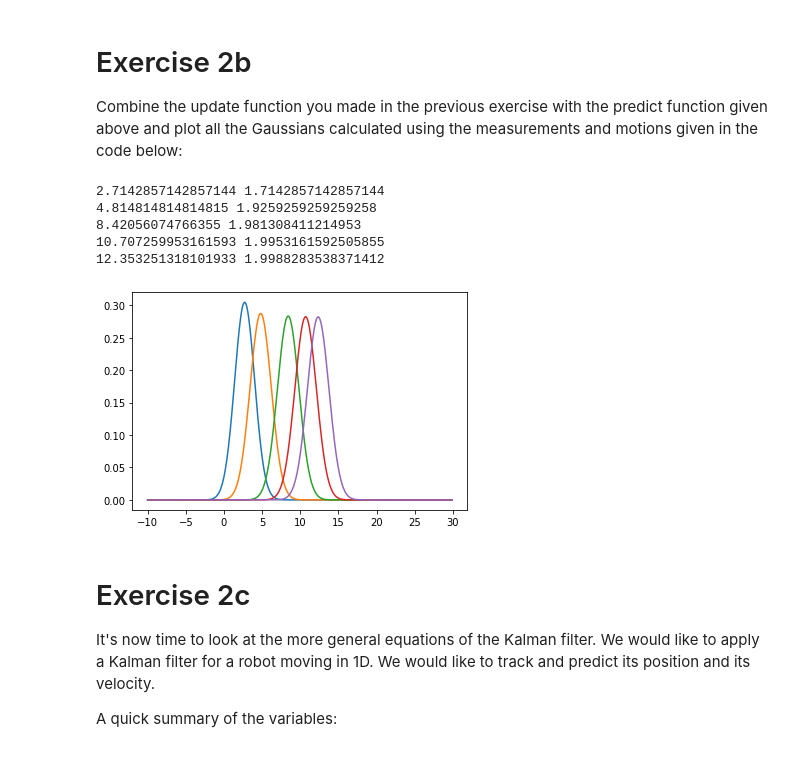
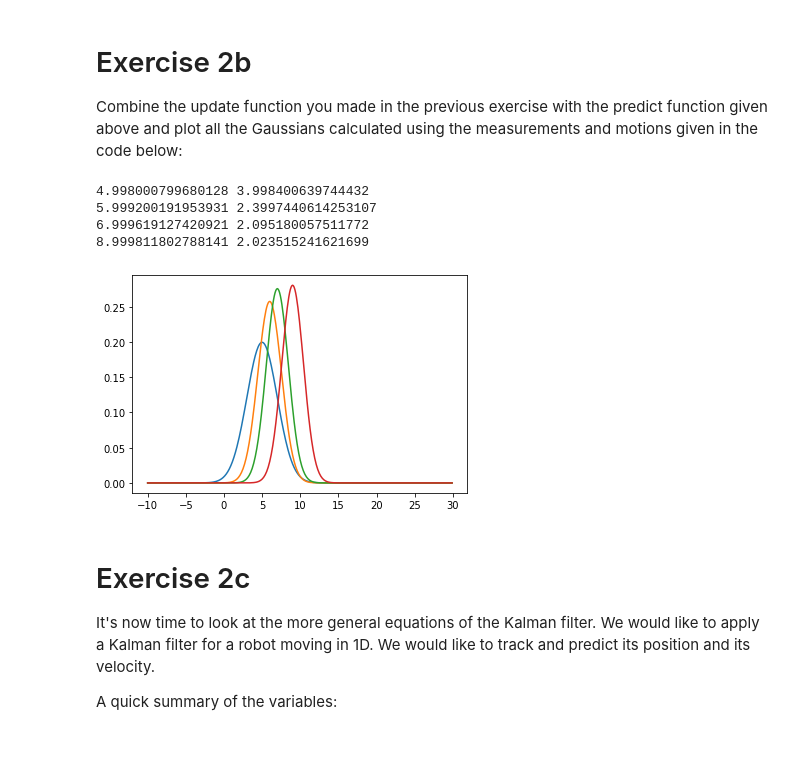
Before and after one commit to pearlww/perception-of-autonomous-robot, a Jupyter notebook: week7/Exercise2 - Kalman Filter.ipynb, the cells around one changed output. Drawn from its saved outputs; the diff is of its cells as text; code cells hidden in the pictures.

```diff
--- a/week7/Exercise2 - Kalman Filter.ipynb
+++ b/week7/Exercise2 - Kalman Filter.ipynb
@@ -31,12 +32,16 @@ Plot the final Gaussian after the measurement update based on the two Gaussians
 # %%
 ### Exercise 2a
 ### Compute and plot the Gaussian after measurement update
-k=sigma2/(sigma2+r2)
-u_pre=u+k*(v-u)
-sigma2_pre=sigma2-k*sigma2
+def update(u,sigma2,v,r2):
+    k = sigma2/(sigma2+r2)
+    u_new = u + k*(v-u)
+    sigma2_new = sigma2 - k*sigma2
+    return u_new, sigma2_new
 
 for x in np.arange(-10, 30, 0.1):
     plt.plot(x, f(u, sigma2, x),'.r')
     plt.plot(x, f(v, r2, x),'.g')
-    plt.plot(x, f(u_pre, sigma2_pre, x),'.b')
+
+    u_new, sigma2_new = update(u, sigma2, v, r2)
+    plt.plot(x, f(u_new, sigma2_new, x),'.b')
 # %% [output]
@@ -74,39 +79,38 @@ for x in np.arange(-10, 30, 0.1):
 Combine the update function you made in the previous exercise with the predict function given above and plot all the Gaussians calculated using the measurements and motions given in the code below:
 # %%
 ### Exercise 2b
-measurements = [5, 6, 7, 12, 13]
+measurements = [5, 6, 7, 9, 10]
 measure_sigma = 4
-motion = [1, 1, 5, 1, 1]
+motion = [1, 1, 2, 1]
 motion_sigma = 2
 
 def update(u,sigma2,v,r2):
-    k=sigma2/(sigma2+r2)
-    u_pre=u+k*(v-u)
-    sigma2_pre=sigma2-k*sigma2
-    return [u_pre,sigma2_pre]
+    k = sigma2/(sigma2+r2)
+    u_new = u + k*(v-u)
+    sigma2_new = sigma2 - k*sigma2
+    return u_new, sigma2_new
 
 def predict(u1, s2_1, u2, s2_2):
     u = u1 + u2
     s2 = s2_1 + s2_2
     return [u, s2]
 
 # Compute Gaussians and plot after each update/prediction
 u = 0
-s2 = 1
+s2 = 10000
 x= np.arange(-10, 30, 0.1)
 
 for i in range(len(motion)):
-    [u,s2]=predict(u,s2,motion[i],motion_sigma)
-    [u,s2]=update(u,s2,measurements[i],measure_sigma)
+    [u,s2]=update(u, s2, measurements[i], measure_sigma)
     print(u,s2)
     plt.plot(x, f(u, s2, x))
+    [u,s2]=predict(u, s2, motion[i], motion_sigma)
 # %% [output]
-2.7142857142857144 1.7142857142857144
-4.814814814814815 1.9259259259259258
-8.42056074766355 1.981308411214953
-10.707259953161593 1.9953161592505855
-12.353251318101933 1.9988283538371412
+4.998000799680128 3.998400639744432
+5.999200191953931 2.3997440614253107
+6.999619127420921 2.095180057511772
+8.999811802788141 2.023515241621699
-[figure, old version]
+[figure, new version]
 # %% [markdown]
 # Exercise 2c
 
```
Also changed, not shown: parts of 7 cells of this notebook, 15 other files.
